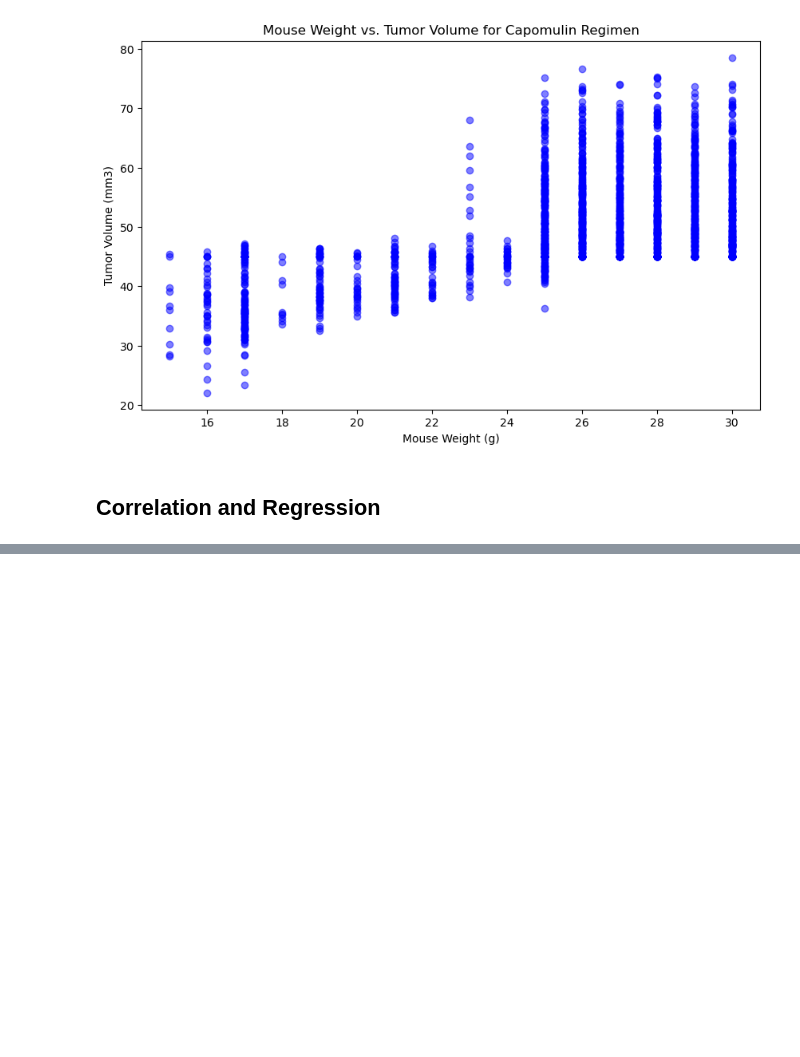
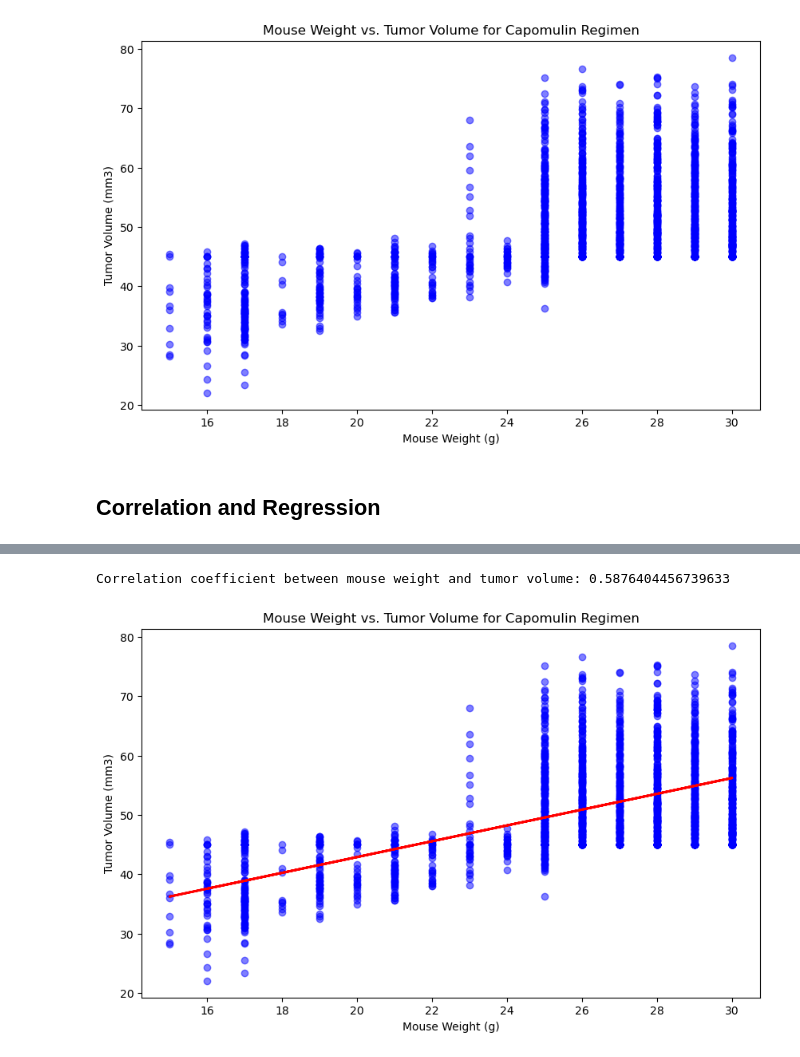
Before and after one commit to ovonmizener/data-visualization-challenge, a Jupyter notebook: Pymaceuticals/pymaceuticals_starter.ipynb, the cells around one changed output, grey strips where cells are left out. Saved outputs shown, nothing was run; the diff lists cells and outputs as text; code cells hidden in the pictures; blank space fills up the shorter version.

```diff
--- a/Pymaceuticals/pymaceuticals_starter.ipynb
+++ b/Pymaceuticals/pymaceuticals_starter.ipynb
@@ -348,0 +366,26 @@ The correlation between mouse weight and the average tumor volume is 0.84
+# %%
+# Calculate the correlation coefficient and a linear regression model
+# for mouse weight and average observed tumor volume for the entire Capomulin regimen
+# Calculate the correlation coefficient
+correlation = cleaned_data["Weight (g)"].corr(cleaned_data["Tumor Volume (mm3)"])
+print(f"Correlation coefficient between mouse weight and tumor volume: {correlation}")  # Print the correlation coefficient
+# Perform linear regression
+slope, intercept, r_value, p_value, std_err = st.linregress(cleaned_data["Weight (g)"], cleaned_data["Tumor Volume (mm3)"])
+# Create a linear regression line
+x_values = cleaned_data["Weight (g)"]
+y_values = slope * x_values + intercept
+# Set the figure size
+plt.figure(figsize=(10, 6))  # Set the figure size
+# Create a scatter plot using the cleaned data
+plt.scatter(cleaned_data["Weight (g)"], cleaned_data["Tumor Volume (mm3)"], color='blue', alpha=0.5)  # Create a scatter plot using the cleaned data
+# Create a linear regression line
+plt.plot(x_values, y_values, color='red', linewidth=2)  # Create a linear regression line
+# Set the title and labels
+plt.title("Mouse Weight vs. Tumor Volume for Capomulin Regimen")  # Set the title and labels
+plt.xlabel("Mouse Weight (g)")  # Set the x-axis label
+plt.ylabel("Tumor Volume (mm3)")  # Set the y-axis label
+# Show the plot
+plt.show()  #
+# %% [output]
+Correlation coefficient between mouse weight and tumor volume: 0.5876404456739633
+[figure, added]
```
Also changed, not shown: parts of 6 cells of this notebook, 1 other file.
